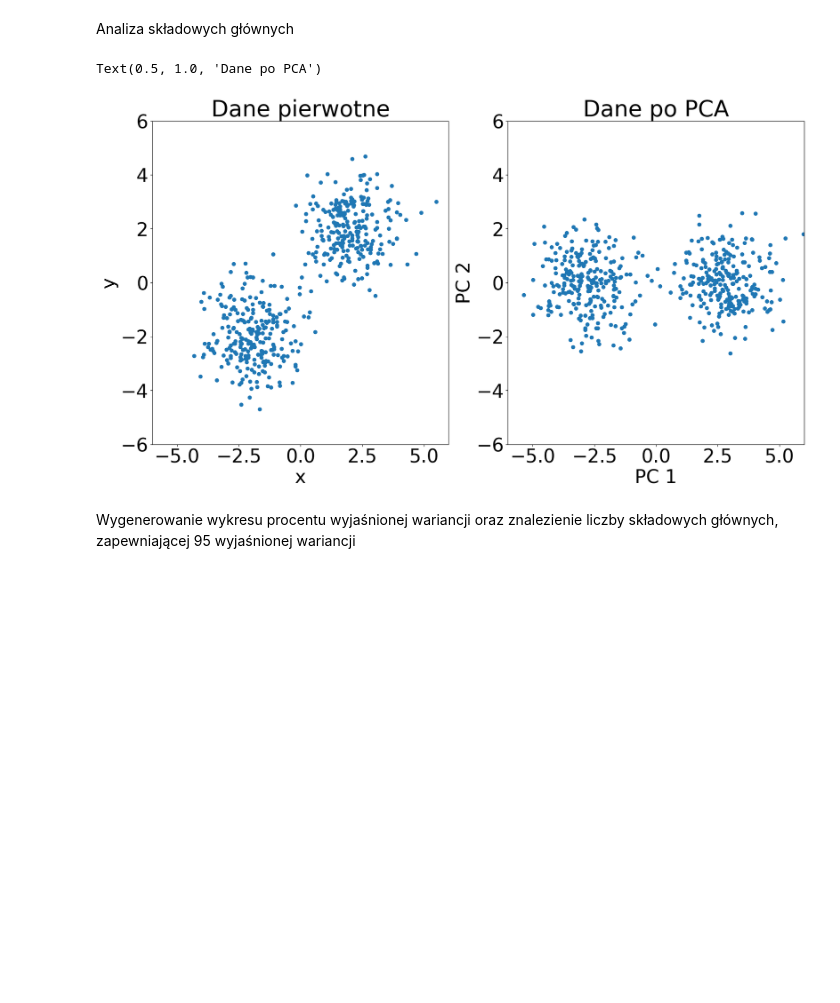
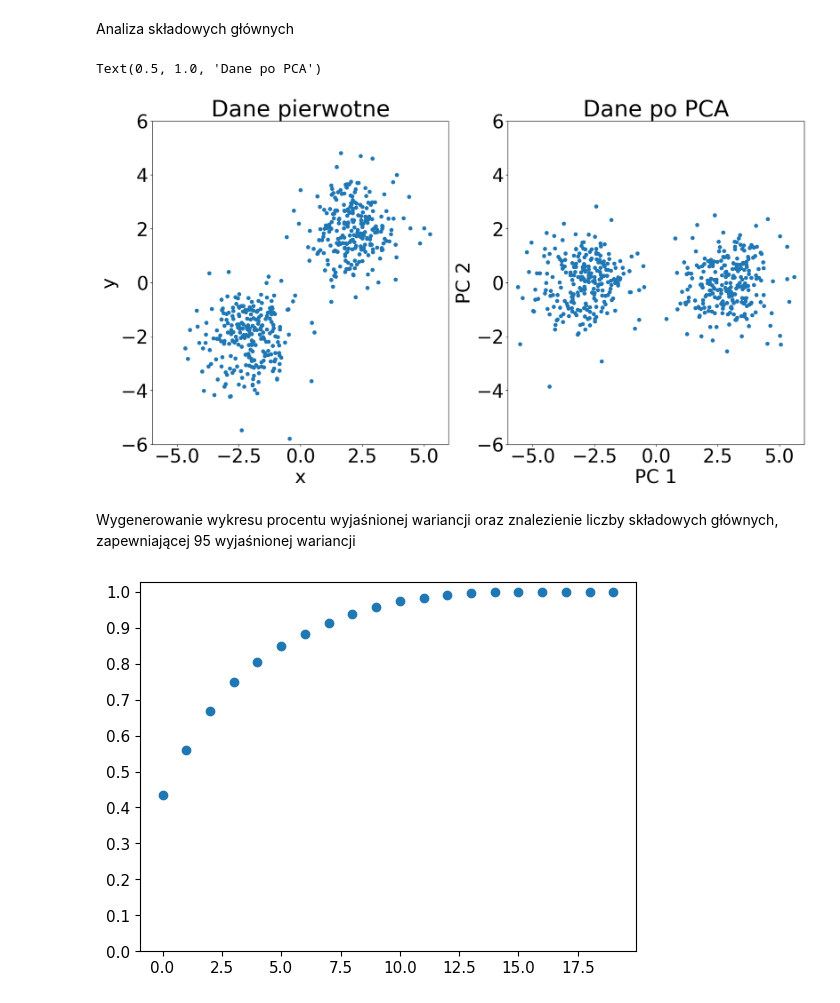
Before and after one commit to PenguinPops/Sem5, a Jupyter notebook: pylab/lab4/z2.ipynb, the cells around one changed output. Saved outputs shown, nothing was run; the diff lists cells and outputs as text; code cells hidden in the pictures; blank space fills up the shorter version.

```diff
--- a/pylab/lab4/z2.ipynb
+++ b/pylab/lab4/z2.ipynb
@@ -9,8 +9,8 @@ example = np.random.randn(500,2)
 example[:250,:] -= 2
 example[250:,:] += 2
 example_PCAed = PCA(2).fit_transform(example)
+fig, ax = plt.subplots(1,2, figsize=(20, 10))
 rcParams['font.size'] = 32
-fig, ax = plt.subplots(1,2, figsize=(20, 10))
 ax[0].scatter(example[:,0], example[:,1])
 ax[1].scatter(example_PCAed[:,0], example_PCAed[:,1])
 lim = 6
@@ -26,36 +26,41 @@ ax[0].set_title('Dane pierwotne')
 ax[1].set_title('Dane po PCA')
 # %% [output]
 Text(0.5, 1.0, 'Dane po PCA')
-[figure, old version]
+[figure, new version]
 # %% [markdown]
 Wygenerowanie wykresu procentu wyjaśnionej wariancji oraz znalezienie liczby składowych głównych, zapewniającej 95 wyjaśnionej wariancji
 # %%
 import pandas as pd
 from sklearn.model_selection import train_test_split
 from sklearn.preprocessing import StandardScaler
+from sklearn.preprocessing import StandardScaler
 from matplotlib import pyplot as plt
 from sklearn.decomposition import PCA
+
+import warnings
+warnings.filterwarnings('ignore')
+
+rcParams['font.size'] = 11
 def qualitative_to_0_1(data,column,value_to_be_1):
     mask=data[column].values==value_to_be_1
     data[column][mask]=1
     data[column][~mask]=0
     return data
-
 data=pd.read_csv("voice_extracted_features.csv",sep=',')
 data=qualitative_to_0_1(data,'label','female')
 features=list(data.columns)
-vals=data.values.astype(np.float)
+vals=data.values.astype(float)
 X=vals[:,:-1]
 y=vals[:,-1]
-X_train,X_test, y_train, y_test=train_test_split(X,y,tes
-t_size=0.2, shuffle=False)
+X_train,X_test, y_train, y_test=train_test_split(X,y,test_size=0.2, shuffle=False)
 scaler = StandardScaler()
 X_train = scaler.fit_transform(X_train)
 pca_transform = PCA()
 pca_transform.fit(X_train)
 variances = pca_transform.explained_variance_ratio_
 cumulated_variances = variances.cumsum()
-plt.scatter(np.arange(variances.shape[0]), cumulated_var
-iances)
-27.plt.yticks(np.arange(0, 1.1, 0.1))
-28.PC_num = (cumulated_variances<0.95).sum()
+plt.scatter(np.arange(variances.shape[0]), cumulated_variances)
+plt.yticks(np.arange(0, 1.1, 0.1))
+PC_num = (cumulated_variances<0.95).sum()
+# %% [output]
+[figure, added]
```
Also changed, not shown: parts of 6 cells of this notebook, 1 other file.
